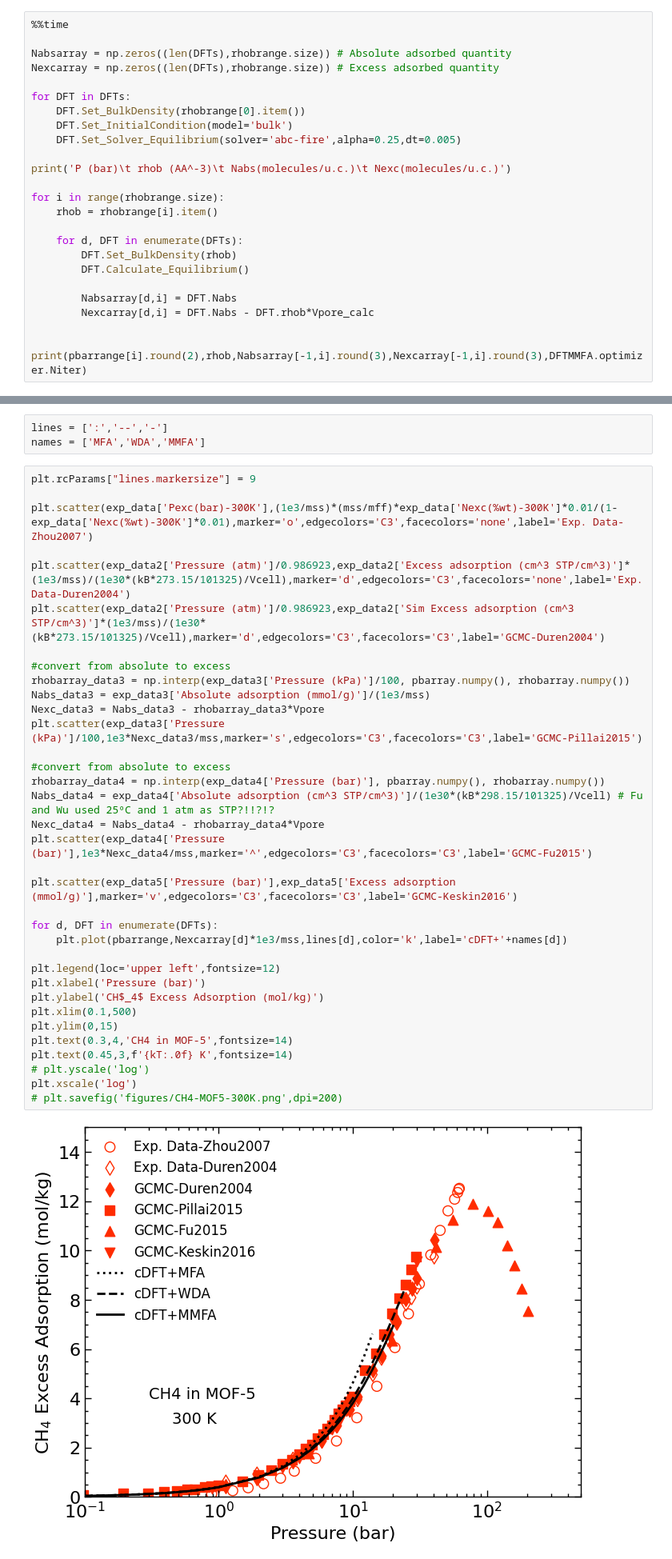
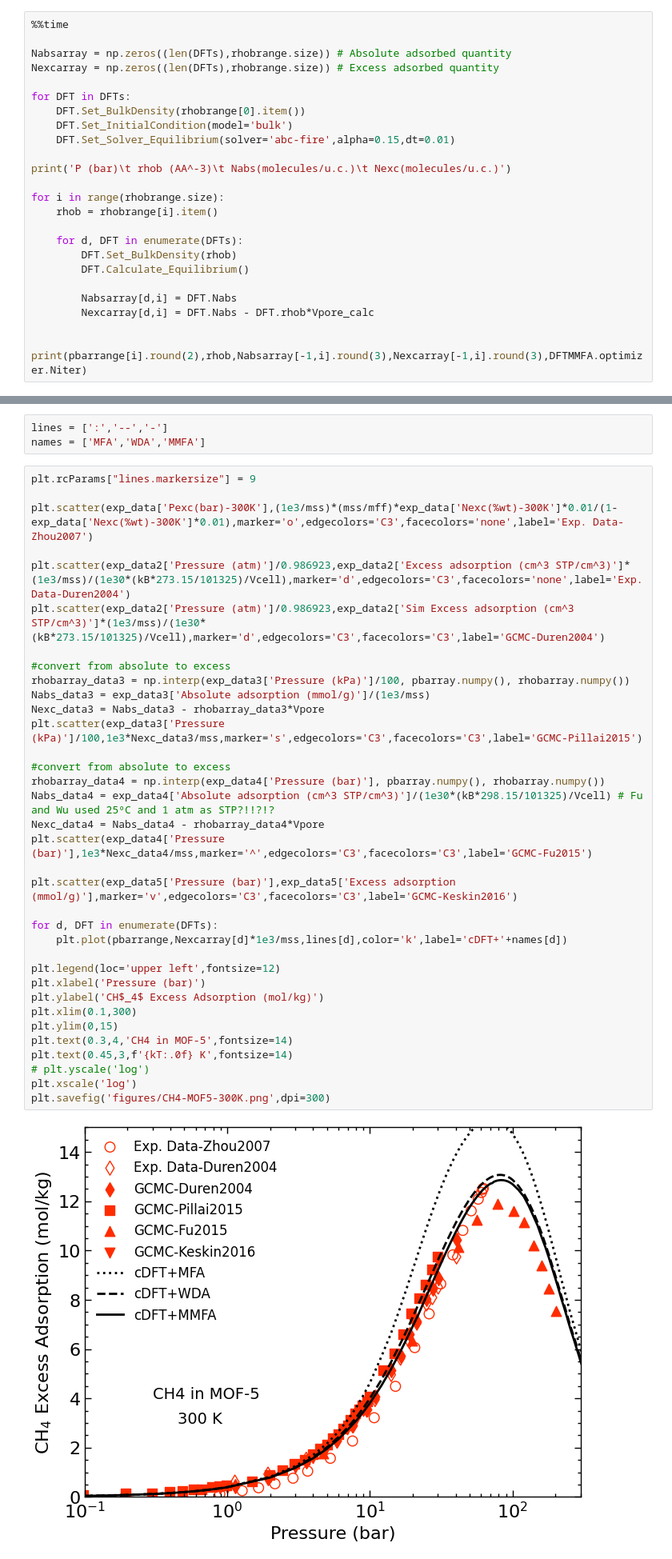
Before and after one commit to elvissoares/PyDFTlj, a Jupyter notebook: examples/Example5-Adsorption3D_CH4_on_MOFs.ipynb, the cells around one changed output, grey strips where cells are left out. Shown at 80% size. Cells and saved outputs as stored; diff of their text form.

```diff
--- a/examples/Example5-Adsorption3D_CH4_on_MOFs.ipynb
+++ b/examples/Example5-Adsorption3D_CH4_on_MOFs.ipynb
@@ -198,7 +198,7 @@ Nexcarray = np.zeros((len(DFTs),rhobrange.size)) # Excess adsorbed quantity
 for DFT in DFTs:
     DFT.Set_BulkDensity(rhobrange[0].item())
     DFT.Set_InitialCondition(model='bulk')
-    DFT.Set_Solver_Equilibrium(solver='abc-fire',alpha=0.25,dt=0.005)
+    DFT.Set_Solver_Equilibrium(solver='abc-fire',alpha=0.15,dt=0.01)
 
 print('P (bar)\t rhob (AA^-3)\t Nabs(molecules/u.c.)\t Nexc(molecules/u.c.)')
 
@@ -263,33 +263,33 @@ plt.scatter(exp_data['Pexc(bar)-300K'],(1e3/mss)*(mss/mff)*exp_data['Nexc(%wt)-3
 
 plt.scatter(exp_data2['Pressure (atm)']/0.986923,exp_data2['Excess adsorption (cm^3 STP/cm^3)']*(1e3/mss)/(1e30*(kB*273.15/101325)/Vcell),marker='d',edgecolors='C3',facecolors='none',label='Exp. Data-Duren2004')
 plt.scatter(exp_data2['Pressure (atm)']/0.986923,exp_data2['Sim Excess adsorption (cm^3 STP/cm^3)']*(1e3/mss)/(1e30*(kB*273.15/101325)/Vcell),marker='d',edgecolors='C3',facecolors='C3',label='GCMC-Duren2004')
 
 #convert from absolute to excess
 rhobarray_data3 = np.interp(exp_data3['Pressure (kPa)']/100, pbarray.numpy(), rhobarray.numpy())
 Nabs_data3 = exp_data3['Absolute adsorption (mmol/g)']/(1e3/mss)
 Nexc_data3 = Nabs_data3 - rhobarray_data3*Vpore
 plt.scatter(exp_data3['Pressure (kPa)']/100,1e3*Nexc_data3/mss,marker='s',edgecolors='C3',facecolors='C3',label='GCMC-Pillai2015')
 
 #convert from absolute to excess
 rhobarray_data4 = np.interp(exp_data4['Pressure (bar)'], pbarray.numpy(), rhobarray.numpy())
 Nabs_data4 = exp_data4['Absolute adsorption (cm^3 STP/cm^3)']/(1e30*(kB*298.15/101325)/Vcell) # Fu and Wu used 25ºC and 1 atm as STP?!!?!?
 Nexc_data4 = Nabs_data4 - rhobarray_data4*Vpore
 plt.scatter(exp_data4['Pressure (bar)'],1e3*Nexc_data4/mss,marker='^',edgecolors='C3',facecolors='C3',label='GCMC-Fu2015')
 
 plt.scatter(exp_data5['Pressure (bar)'],exp_data5['Excess adsorption (mmol/g)'],marker='v',edgecolors='C3',facecolors='C3',label='GCMC-Keskin2016')
 
 for d, DFT in enumerate(DFTs):
     plt.plot(pbarrange,Nexcarray[d]*1e3/mss,lines[d],color='k',label='cDFT+'+names[d])
 
 plt.legend(loc='upper left',fontsize=12)
 plt.xlabel('Pressure (bar)')
 plt.ylabel('CH$_4$ Excess Adsorption (mol/kg)')
-plt.xlim(0.1,500)
+plt.xlim(0.1,300)
 plt.ylim(0,15)
 plt.text(0.3,4,'CH4 in MOF-5',fontsize=14)
 plt.text(0.45,3,f'{kT:.0f} K',fontsize=14)
 # plt.yscale('log')
 plt.xscale('log')
-# plt.savefig('figures/CH4-MOF5-300K.png',dpi=200)
+plt.savefig('figures/CH4-MOF5-300K.png',dpi=300)
 # %% [output]
-[figure, old version]
+[figure, new version]
```
Also changed, not shown: parts of 1 cell of this notebook, 3 other files.
